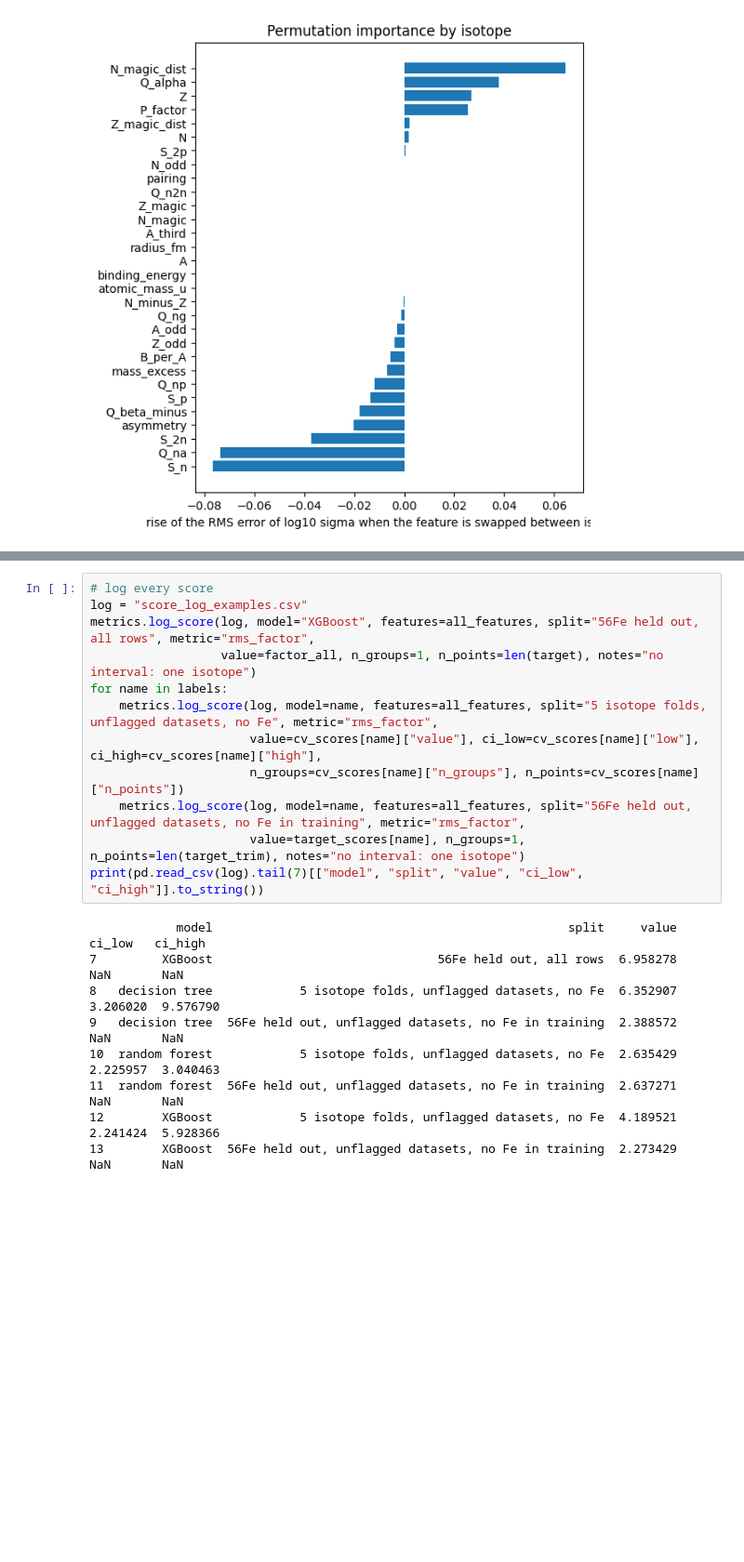
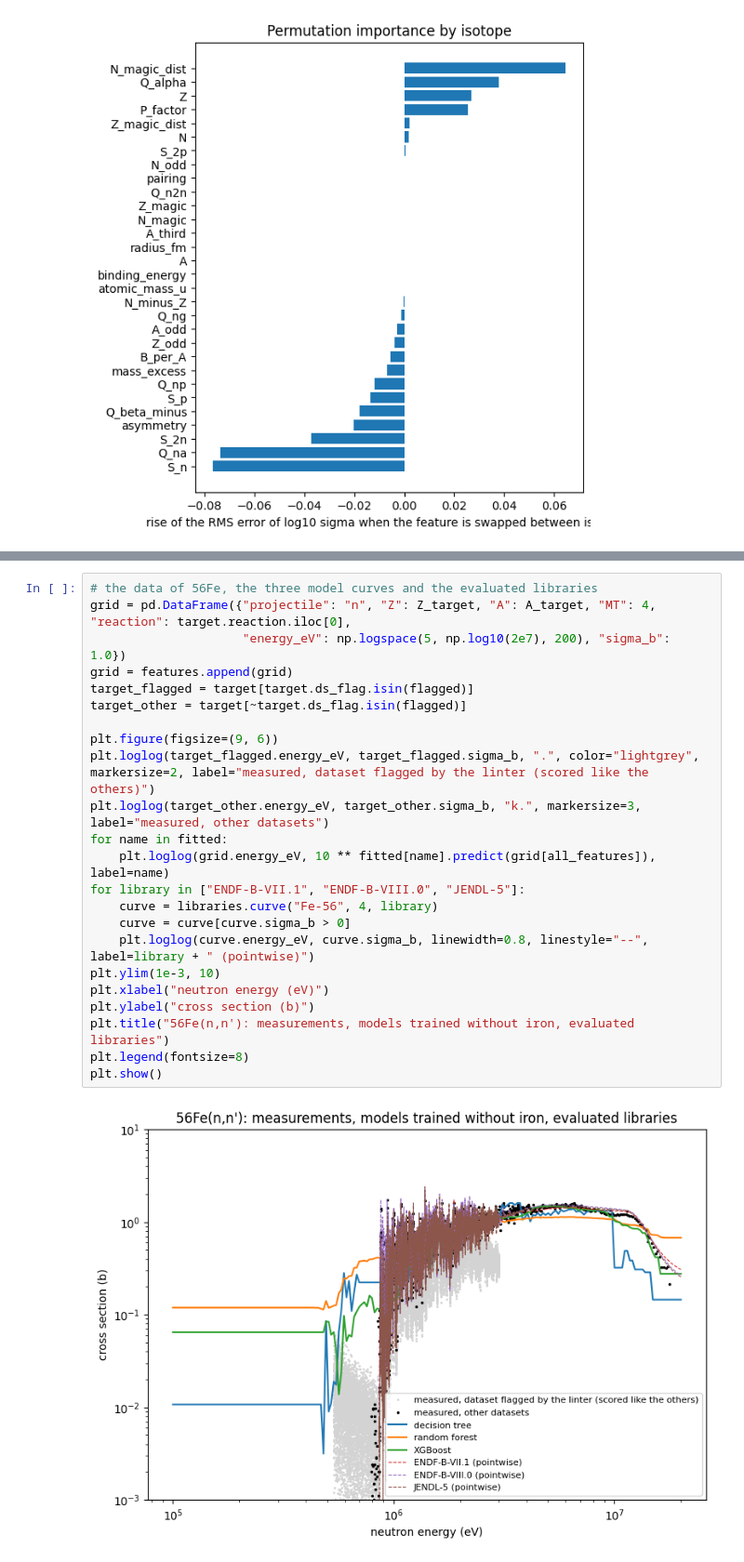
Before and after one commit to WHopkins-git/xsml, a Jupyter notebook: examples/industry_Fe56_inelastic.ipynb, the cells around one changed output, grey strips where cells are left out. Shown at 93% size. Drawn from its saved outputs; the diff is of its cells as text; blank space fills up the shorter version.

```diff
--- a/examples/industry_Fe56_inelastic.ipynb
+++ b/examples/industry_Fe56_inelastic.ipynb
@@ -168,21 +180,25 @@ plt.show()
 # %%
-# log every score
-log = "score_log_examples.csv"
-metrics.log_score(log, model="XGBoost", features=all_features, split="56Fe held out, all rows", metric="rms_factor",
-                  value=factor_all, n_groups=1, n_points=len(target), notes="no interval: one isotope")
-for name in labels:
-    metrics.log_score(log, model=name, features=all_features, split="5 isotope folds, unflagged datasets, no Fe", metric="rms_factor",
-                      value=cv_scores[name]["value"], ci_low=cv_scores[name]["low"], ci_high=cv_scores[name]["high"],
-                      n_groups=cv_scores[name]["n_groups"], n_points=cv_scores[name]["n_points"])
-    metrics.log_score(log, model=name, features=all_features, split="56Fe held out, unflagged datasets, no Fe in training", metric="rms_factor",
-                      value=target_scores[name], n_groups=1, n_points=len(target_trim), notes="no interval: one isotope")
-print(pd.read_csv(log).tail(7)[["model", "split", "value", "ci_low", "ci_high"]].to_string())
+# the data of 56Fe, the three model curves and the evaluated libraries
+grid = pd.DataFrame({"projectile": "n", "Z": Z_target, "A": A_target, "MT": 4, "reaction": target.reaction.iloc[0],
+                     "energy_eV": np.logspace(5, np.log10(2e7), 200), "sigma_b": 1.0})
+grid = features.append(grid)
+target_flagged = target[target.ds_flag.isin(flagged)]
+target_other = target[~target.ds_flag.isin(flagged)]
+
+plt.figure(figsize=(9, 6))
+plt.loglog(target_flagged.energy_eV, target_flagged.sigma_b, ".", color="lightgrey", markersize=2, label="measured, dataset flagged by the linter (scored like the others)")
+plt.loglog(target_other.energy_eV, target_other.sigma_b, "k.", markersize=3, label="measured, other datasets")
+for name in fitted:
+    plt.loglog(grid.energy_eV, 10 ** fitted[name].predict(grid[all_features]), label=name)
+for library in ["ENDF-B-VII.1", "ENDF-B-VIII.0", "JENDL-5"]:
+    curve = libraries.curve("Fe-56", 4, library)
+    curve = curve[curve.sigma_b > 0]
+    plt.loglog(curve.energy_eV, curve.sigma_b, linewidth=0.8, linestyle="--", label=library + " (pointwise)")
+plt.ylim(1e-3, 10)
+plt.xlabel("neutron energy (eV)")
+plt.ylabel("cross section (b)")
+plt.title("56Fe(n,n'): measurements, models trained without iron, evaluated libraries")
+plt.legend(fontsize=8)
+plt.show()
 # %% [output]
-            model                                                 split     value    ci_low   ci_high
-7         XGBoost                               56Fe held out, all rows  6.958278       NaN       NaN
-8   decision tree            5 isotope folds, unflagged datasets, no Fe  6.352907  3.206020  9.576790
-9   decision tree  56Fe held out, unflagged datasets, no Fe in training  2.388572       NaN       NaN
-10  random forest            5 isotope folds, unflagged datasets, no Fe  2.635429  2.225957  3.040463
-11  random forest  56Fe held out, unflagged datasets, no Fe in training  2.637271       NaN       NaN
-12        XGBoost            5 isotope folds, unflagged datasets, no Fe  4.189521  2.241424  5.928366
-13        XGBoost  56Fe held out, unflagged datasets, no Fe in training  2.273429       NaN       NaN
+[figure, added]
```
Also changed, not shown: parts of 6 cells of this notebook.
